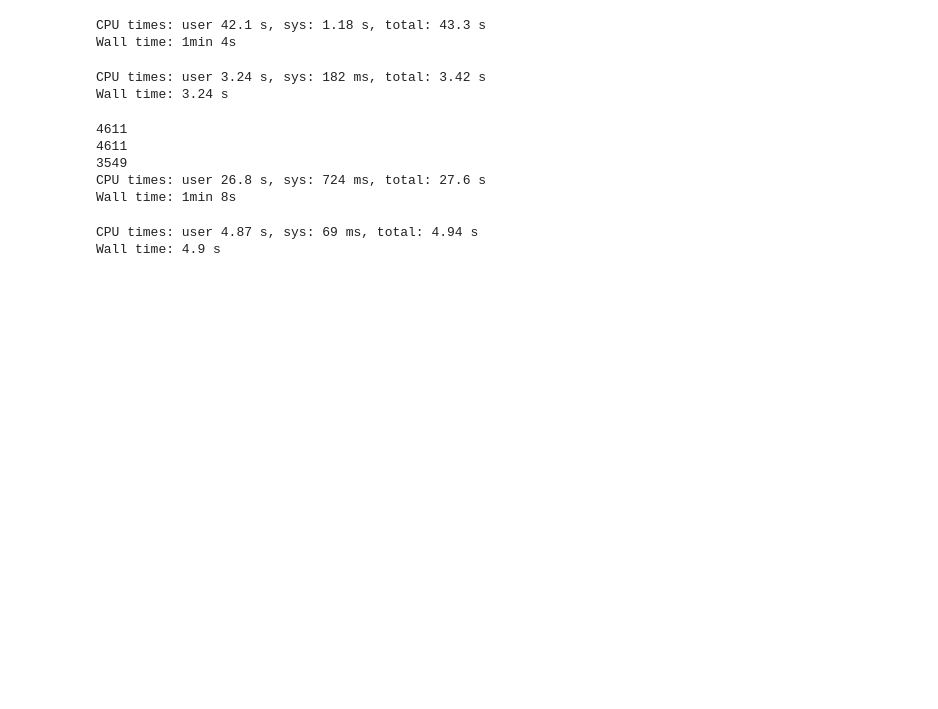
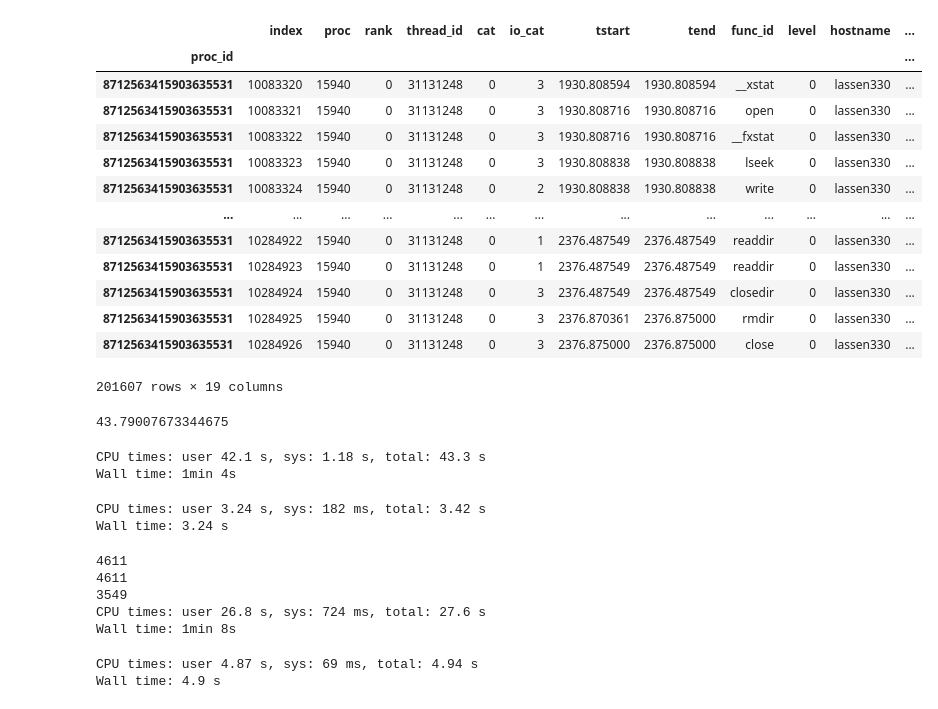
Before and after one commit to izzet/wisio, a Jupyter notebook: notebooks/genome-dask-array.ipynb, the cells around one changed output. Drawn from its saved outputs; the diff is of its cells as text; code cells hidden in the pictures; blank space fills up the shorter version.

Commit message:
Genome agg trials and errors

```diff
--- a/notebooks/genome-dask-array.ipynb
+++ b/notebooks/genome-dask-array.ipynb
@@ -40,2 +156,3 @@ Workers
 # %%
-log_dir = "/p/gpfs1/iopp/recorder_app_logs/genome_pegasus/nodes-32/_parquet"
+# log_dir = "/p/gpfs1/iopp/recorder_app_logs/genome_pegasus/nodes-32/_parquet"
+log_dir = "/p/vast1/iopp/recorder_app_logs/genome_pegasus/nodes-32/_parquet"
@@ -66,0 +206,5 @@ Wall time: 26.4 s
+# %%
+%%time
+proc_ddf_d = read_and_index_logs('genome', 'proc_id', log_dir=log_dir)
+proc_ddf = compute(*proc_ddf_d)[-1]
+proc_ddf
@@ -67,3 +472,24 @@ Wall time: 26.4 s
+# %%
+proc_ddf.loc[8712563415903635531].compute()
+# %% [output]
+|  | index | proc | rank | thread_id | cat | io_cat | tstart | tend | func_id | level | hostname | ... |
+| proc_id |  |  |  |  |  |  |  |  |  |  |  | ... |
+| 8712563415903635531 | 10083320 | 15940 | 0 | 31131248 | 0 | 3 | 1930.808594 | 1930.808594 | __xstat | 0 | lassen330 | ... |
+| 8712563415903635531 | 10083321 | 15940 | 0 | 31131248 | 0 | 3 | 1930.808716 | 1930.808716 | open | 0 | lassen330 | ... |
+| 8712563415903635531 | 10083322 | 15940 | 0 | 31131248 | 0 | 3 | 1930.808716 | 1930.808716 | __fxstat | 0 | lassen330 | ... |
+| 8712563415903635531 | 10083323 | 15940 | 0 | 31131248 | 0 | 3 | 1930.808838 | 1930.808838 | lseek | 0 | lassen330 | ... |
+| 8712563415903635531 | 10083324 | 15940 | 0 | 31131248 | 0 | 2 | 1930.808838 | 1930.808838 | write | 0 | lassen330 | ... |
+| ... | ... | ... | ... | ... | ... | ... | ... | ... | ... | ... | ... | ... |
+| 8712563415903635531 | 10284922 | 15940 | 0 | 31131248 | 0 | 1 | 2376.487549 | 2376.487549 | readdir | 0 | lassen330 | ... |
+| 8712563415903635531 | 10284923 | 15940 | 0 | 31131248 | 0 | 1 | 2376.487549 | 2376.487549 | readdir | 0 | lassen330 | ... |
+| 8712563415903635531 | 10284924 | 15940 | 0 | 31131248 | 0 | 3 | 2376.487549 | 2376.487549 | closedir | 0 | lassen330 | ... |
+| 8712563415903635531 | 10284925 | 15940 | 0 | 31131248 | 0 | 3 | 2376.870361 | 2376.875000 | rmdir | 0 | lassen330 | ... |
+| 8712563415903635531 | 10284926 | 15940 | 0 | 31131248 | 0 | 3 | 2376.875000 | 2376.875000 | close | 0 | lassen330 | ... |
+201607 rows × 19 columns
+# %%
+8828386 / 201607
+# %% [output]
+43.79007673344675
 # %%
 %%time
 
```
Also changed, not shown: parts of 31 cells of this notebook, 1 other file.
